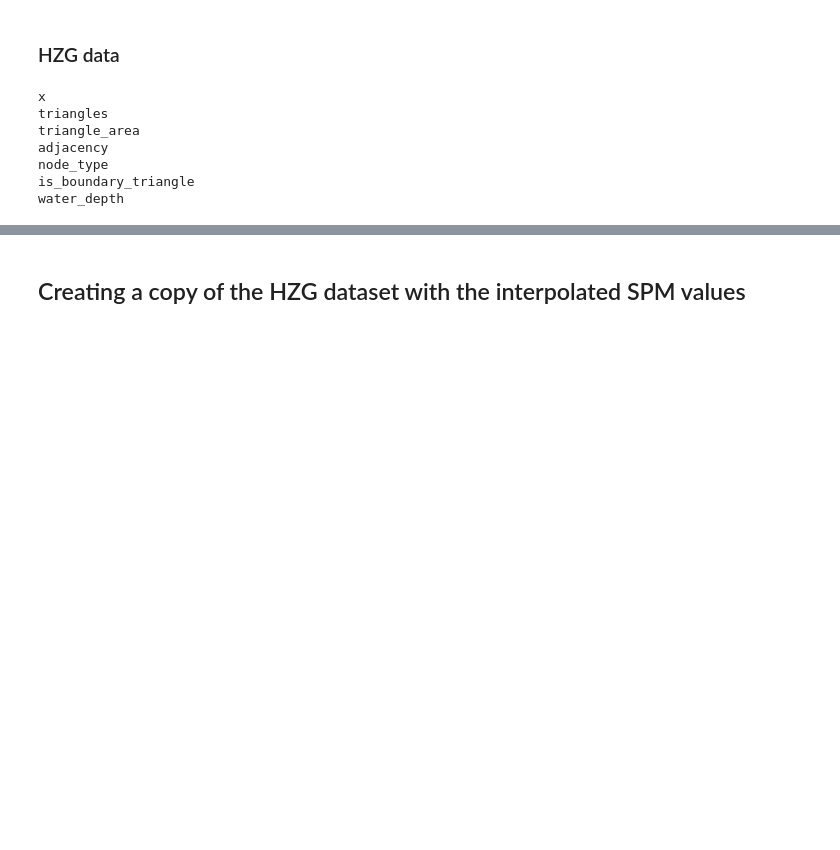
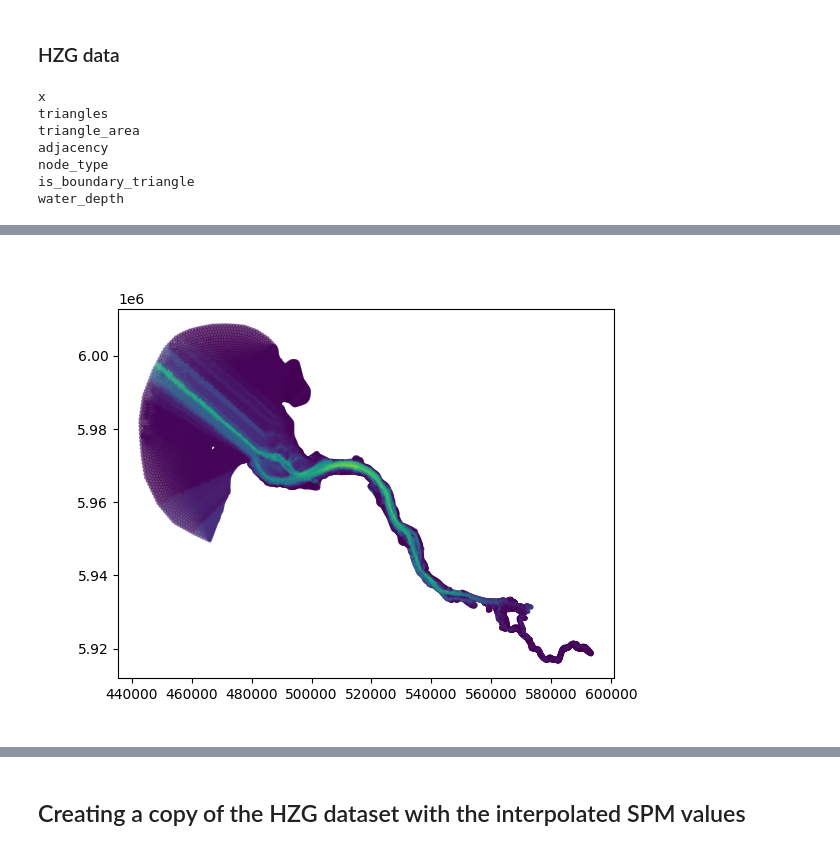
Before and after one commit to 465b/oceantracker, a Jupyter notebook: experiments/auxiliaries/adding_baw_turbidity_to_hzg_dataset/adding_baw_turbidity_as_classes_to_hzg_dataset.ipynb, the cells around one changed output, grey strips where cells are left out. Saved outputs shown, nothing was run; the diff lists cells and outputs as text; code cells hidden in the pictures; blank space fills up the shorter version.

```diff
--- a/experiments/auxiliaries/adding_baw_turbidity_to_hzg_dataset/adding_baw_turbidity_as_classes_to_hzg_dataset.ipynb
+++ b/experiments/auxiliaries/adding_baw_turbidity_to_hzg_dataset/adding_baw_turbidity_as_classes_to_hzg_dataset.ipynb
@@ -90,0 +160,29 @@ hzg_tri = hzg.variables['triangles'][:]
+# %%
+source_points = np.array([baw_face_x, baw_face_y]).T
+
+# Create target grid points from hzg data
+target_points = np.array([hzg_node_x, hzg_node_y]).T
+
+source_data = spm['sum_of_all_classes']['Jan']
+# source_data = np.nanmean(source_data, axis=0)
+
+# Interpolate baw data onto hzg grid
+interpolated_spm = griddata(source_points, source_data, target_points, method='linear')
+# Note: The 'method' argument can be 'linear', 'nearest', or 'cubic'.
+
+# set 0- where nan
+# interpolated_spm[np.isnan(interpolated_spm)] = 0
+# take nearest neighbour to fill nan values
+interpolated_spm[np.isnan(interpolated_spm)] = griddata(source_points, source_data, target_points[np.isnan(interpolated_spm)], method='nearest')
+# all that remain nan are outside the domain and set to zero
+interpolated_spm[np.isnan(interpolated_spm)] = 0
+# %%
+%matplotlib widget
+# plot hzg tri plot
+plt.figure()
+plt.triplot(hzg_node_x, hzg_node_y, hzg_tri, c='k', linewidth=0.1)
+# baw
+plt.scatter(hzg_node_x, hzg_node_y, s=5, c=interpolated_spm,alpha=0.5)
+plt.show()
+# %% [output]
+[figure, added]
```
Also changed, not shown: parts of 22 cells of this notebook, 5 other files.
